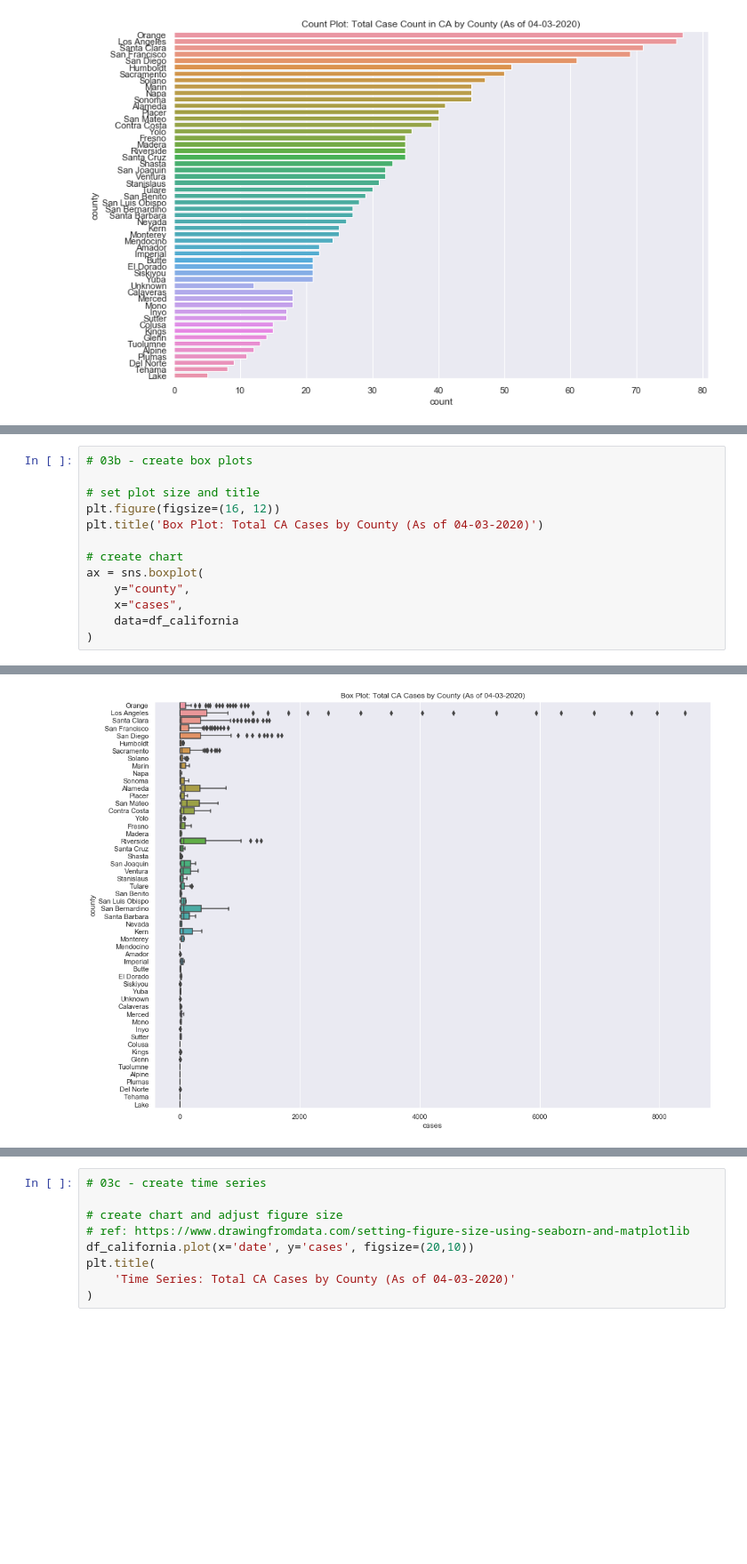
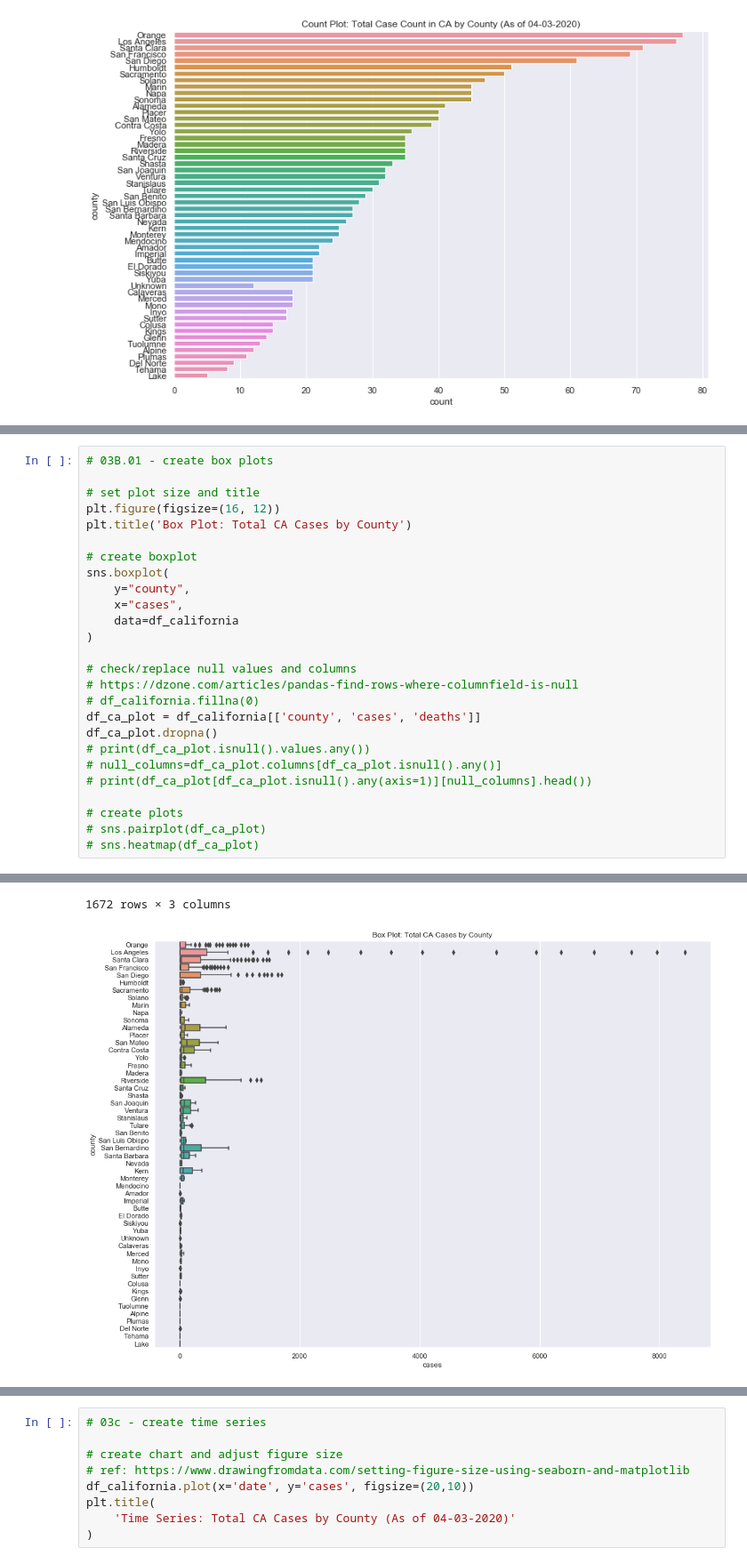
Before and after one commit to walteryu/code4sac, a Jupyter notebook: covid/covid_analysis_v1.ipynb, the cells around one changed output, grey strips where cells are left out. Shown at 89% size. Cells and saved outputs as stored; diff of their text form; blank space fills up the shorter version.

```diff
--- a/covid/covid_analysis_v1.ipynb
+++ b/covid/covid_analysis_v1.ipynb
@@ -467,14 +534,27 @@ sns.catplot(
 # %%
-# 03b - create box plots
+# 03B.01 - create box plots
 
 # set plot size and title
 plt.figure(figsize=(16, 12))
-plt.title('Box Plot: Total CA Cases by County (As of 04-03-2020)')
+plt.title('Box Plot: Total CA Cases by County')
 
-# create chart
-ax = sns.boxplot(
+# create boxplot
+sns.boxplot(
     y="county",
     x="cases",
     data=df_california
 )
+
+# check/replace null values and columns
+# https://dzone.com/articles/pandas-find-rows-where-columnfield-is-null
+# df_california.fillna(0)
+df_ca_plot = df_california[['county', 'cases', 'deaths']]
+df_ca_plot.dropna()
+# print(df_ca_plot.isnull().values.any())
+# null_columns=df_ca_plot.columns[df_ca_plot.isnull().any()]
+# print(df_ca_plot[df_ca_plot.isnull().any(axis=1)][null_columns].head())
+
+# create plots
+# sns.pairplot(df_ca_plot)
+# sns.heatmap(df_ca_plot)
 # %% [output]
@@ -481 +573,2 @@ ax = sns.boxplot(
+1672 rows × 3 columns
-[figure, old version]
+[figure, new version]
```
Also changed, not shown: parts of 11 cells of this notebook.
